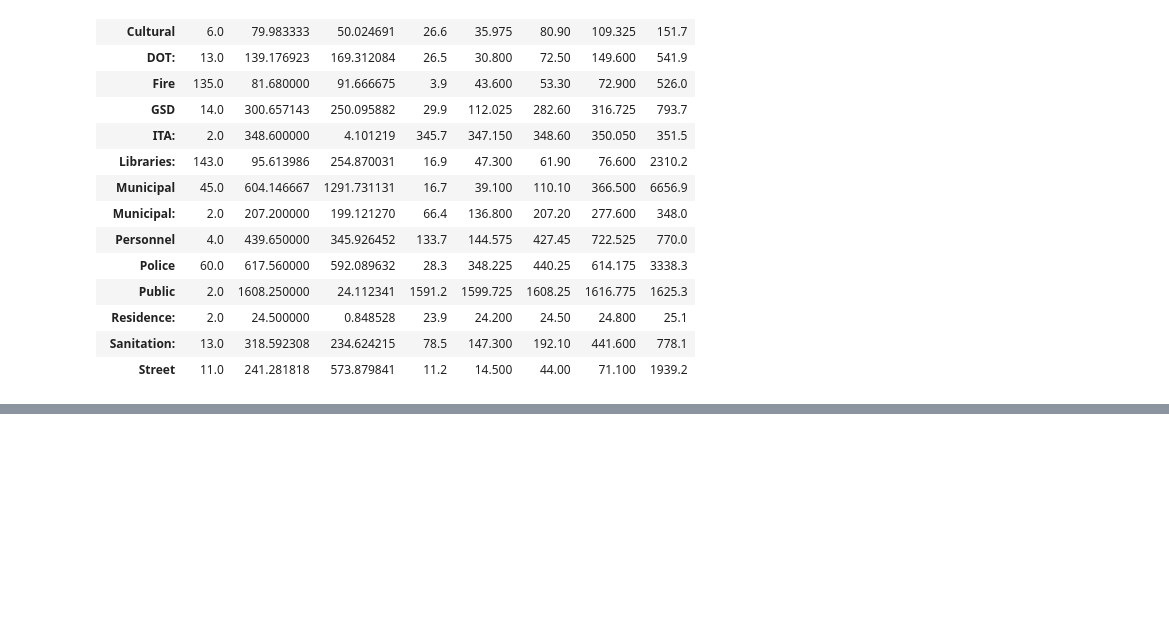
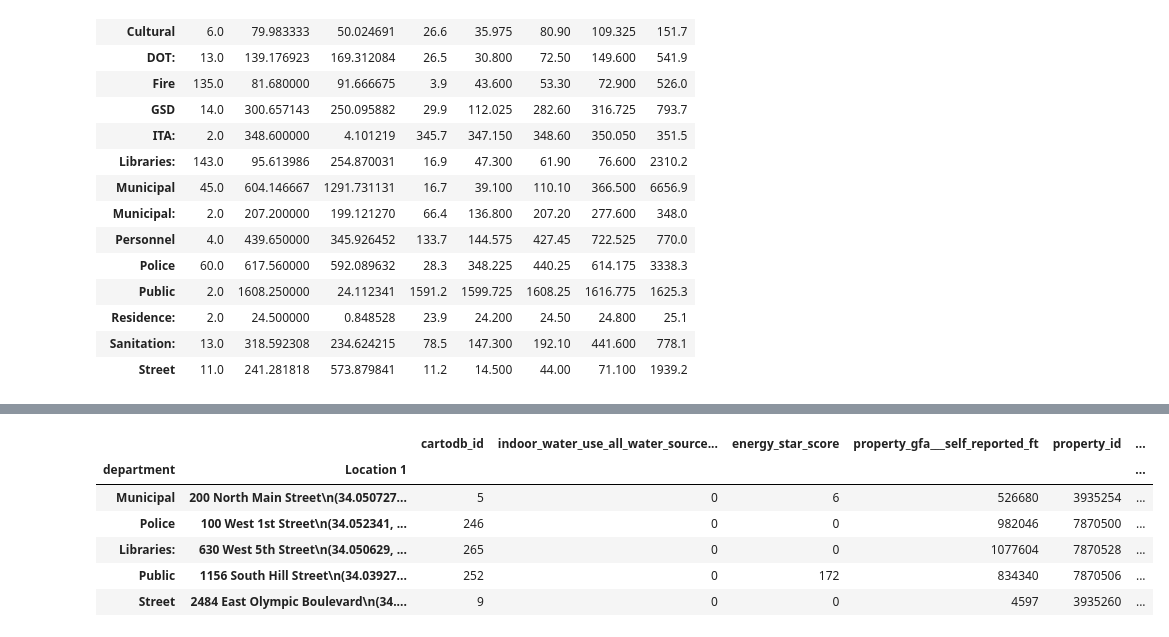
Before and after one commit to SuiWachiri/HW, a Jupyter notebook: HW02.ipynb, the cells around one changed output, grey strips where cells are left out. Saved outputs shown, nothing was run; the diff lists cells and outputs as text; code cells hidden in the pictures; blank space fills up the shorter version.

```diff
--- a/HW02.ipynb
+++ b/HW02.ipynb
@@ -27,0 +90,13 @@ data['total_ghg_emissions_metric_tons_co2e'].groupby(data['department']).describ
+# %%
+data.groupby(data['department']).apply(lambda x: (x.groupby(data['Location 1'])
+                                      .sum()
+                                      .sort_values('total_ghg_emissions_metric_tons_co2e', ascending=0))
+                                     .head(1)).sort_values('total_ghg_emissions_metric_tons_co2e', ascending=0).head()
+# %% [output]
+|  |  | cartodb_id | indoor_water_use_all_water_source... | energy_star_score | property_gfa___self_reported_ft | property_id | ... |
+| department | Location 1 |  |  |  |  |  | ... |
+| Municipal | 200 North Main Street\n(34.050727... | 5 | 0 | 6 | 526680 | 3935254 | ... |
+| Police | 100 West 1st Street\n(34.052341, ... | 246 | 0 | 0 | 982046 | 7870500 | ... |
+| Libraries: | 630 West 5th Street\n(34.050629, ... | 265 | 0 | 0 | 1077604 | 7870528 | ... |
+| Public | 1156 South Hill Street\n(34.03927... | 252 | 0 | 172 | 834340 | 7870506 | ... |
+| Street | 2484 East Olympic Boulevard\n(34.... | 9 | 0 | 0 | 4597 | 3935260 | ... |
```
Also changed, not shown: parts of 5 cells of this notebook.
